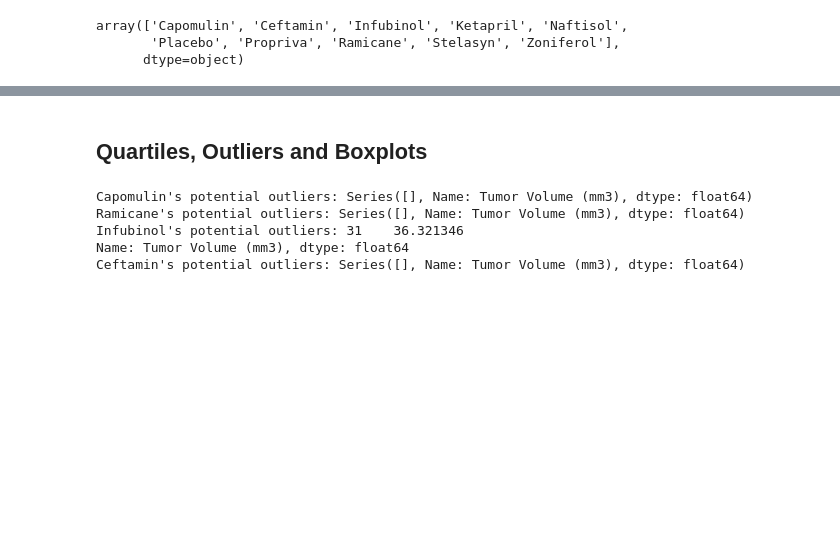
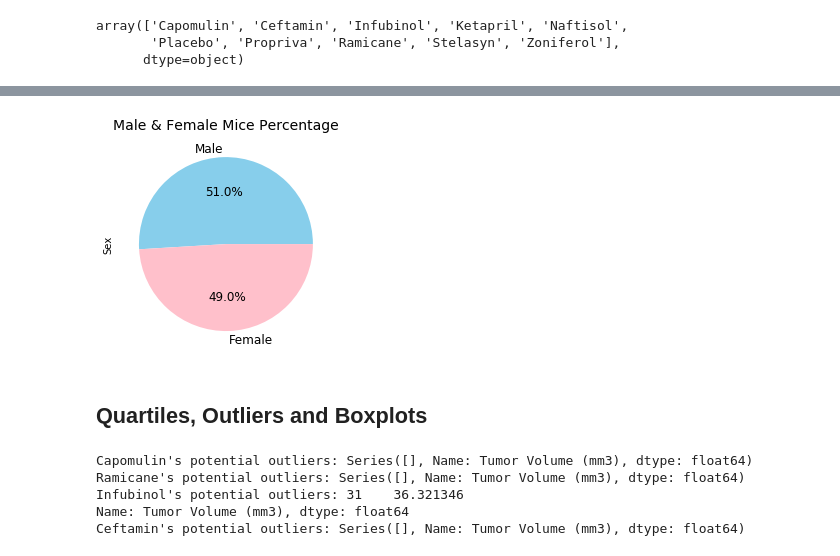
Before and after one commit to Sushil100040/Matplotlib_challenge, a Jupyter notebook: Pymaceuticals/pymaceuticals_starter.ipynb, the cells around one changed output, grey strips where cells are left out. Cells and saved outputs as stored; diff of their text form; code cells hidden in the pictures; blank space fills up the shorter version.

```diff
--- a/Pymaceuticals/pymaceuticals_starter.ipynb
+++ b/Pymaceuticals/pymaceuticals_starter.ipynb
@@ -190,3 +244,20 @@ array(['Capomulin', 'Ceftamin', 'Infubinol', 'Ketapril', 'Naftisol',
+# %%
+# Generate a pie plot showing the distribution of female versus male mice using pyplot
+
+label=["Female", " Male"]
+colors = ["skyblue", "pink"]
+
+#Pieplot using pandas
+gender_data.plot.pie(y='Total Count', colors = colors, autopct="%1.1f%%", fontsize =12)
+
+#Set the labels
+plt.title('Male & Female Mice Percentage', fontsize=14)
+plt.ylabel('Sex')
+
+#Display the figure
+plt.show()
+# %% [output]
+[figure, added]
 # %% [markdown]
 ## Quartiles, Outliers and Boxplots
 # %%
```
Also changed, not shown: parts of 6 cells of this notebook.
